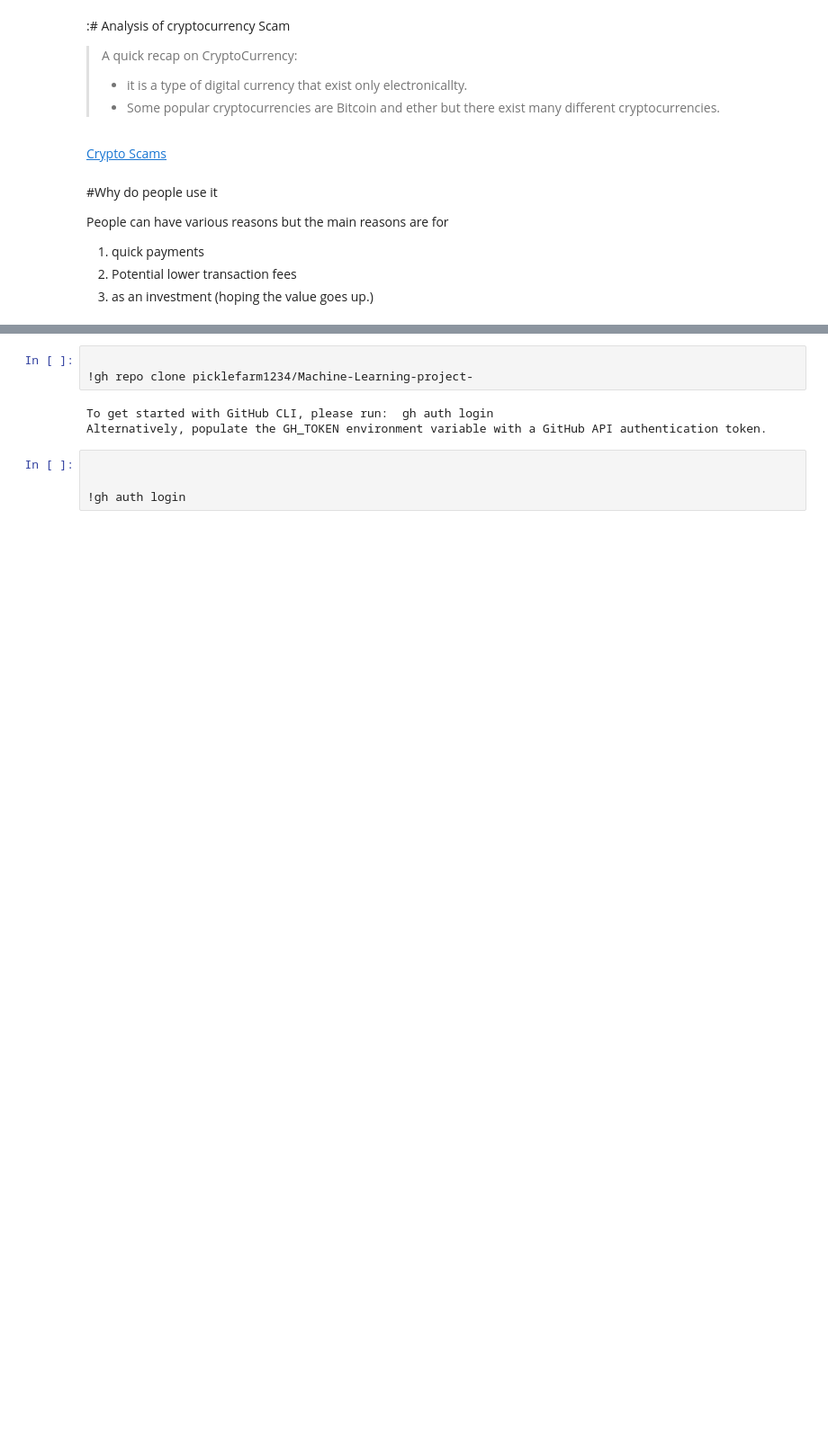
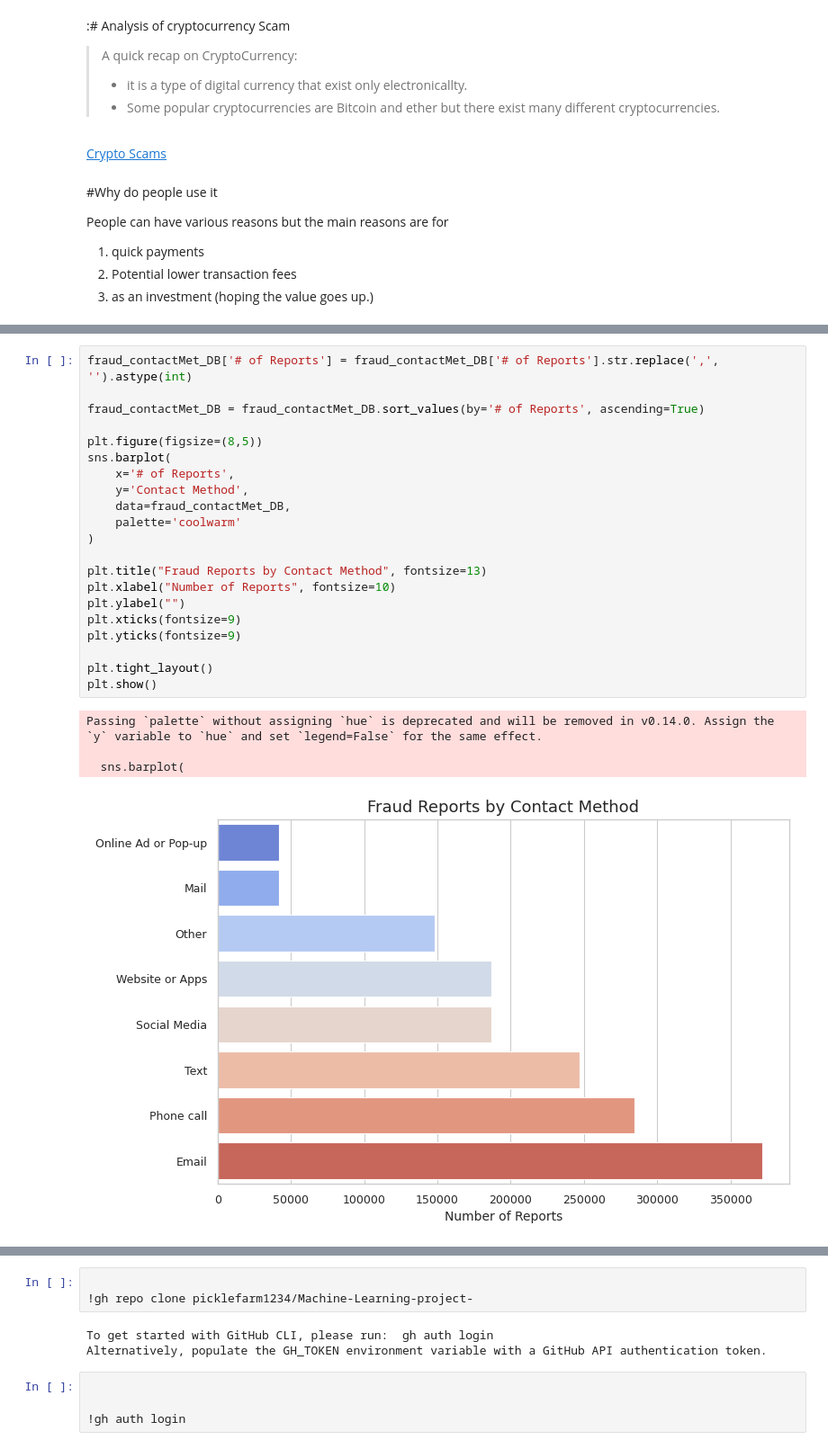
Before and after one commit to picklefarm1234/Bitcoint-Scam-Detection-, a Jupyter notebook: Final_Project.ipynb, the cells around one changed output, grey strips where cells are left out. Shown at 90% size. Saved outputs shown, nothing was run; the diff lists cells and outputs as text; blank space fills up the shorter version.

```diff
--- a/Final_Project.ipynb
+++ b/Final_Project.ipynb
@@ -18,0 +183,26 @@ People can have various reasons but the main reasons are for
+# %%
+fraud_contactMet_DB['# of Reports'] = fraud_contactMet_DB['# of Reports'].str.replace(',', '').astype(int)
+
+fraud_contactMet_DB = fraud_contactMet_DB.sort_values(by='# of Reports', ascending=True)
+
+plt.figure(figsize=(8,5))
+sns.barplot(
+    x='# of Reports',
+    y='Contact Method',
+    data=fraud_contactMet_DB,
+    palette='coolwarm'
+)
+
+plt.title("Fraud Reports by Contact Method", fontsize=13)
+plt.xlabel("Number of Reports", fontsize=10)
+plt.ylabel("")
+plt.xticks(fontsize=9)
+plt.yticks(fontsize=9)
+
+plt.tight_layout()
+plt.show()
+# %% [output]
+Passing `palette` without assigning `hue` is deprecated and will be removed in v0.14.0. Assign the `y` variable to `hue` and set `legend=False` for the same effect.
+
+  sns.barplot(
+[figure, added]
```
Also changed, not shown: parts of 39 cells of this notebook.
